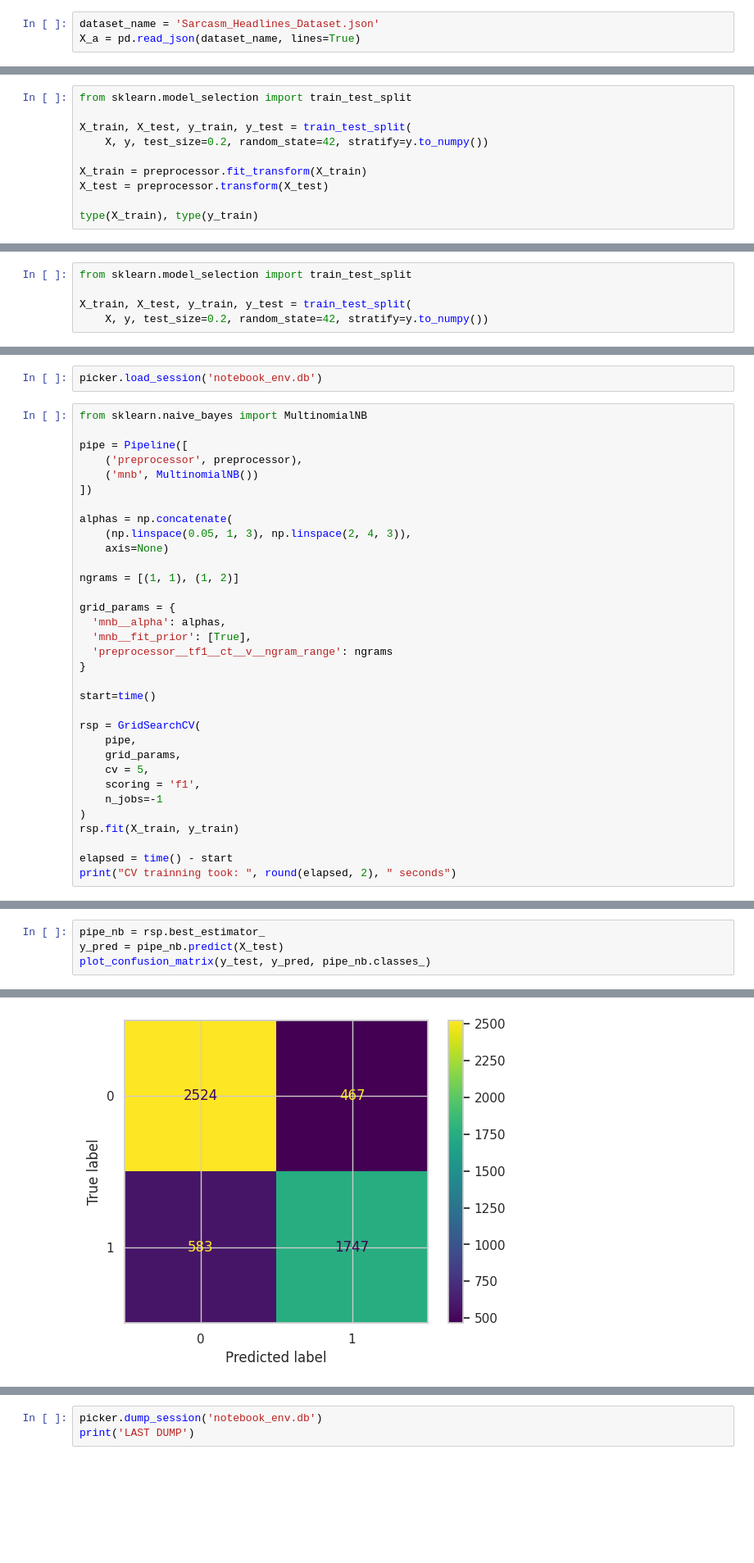
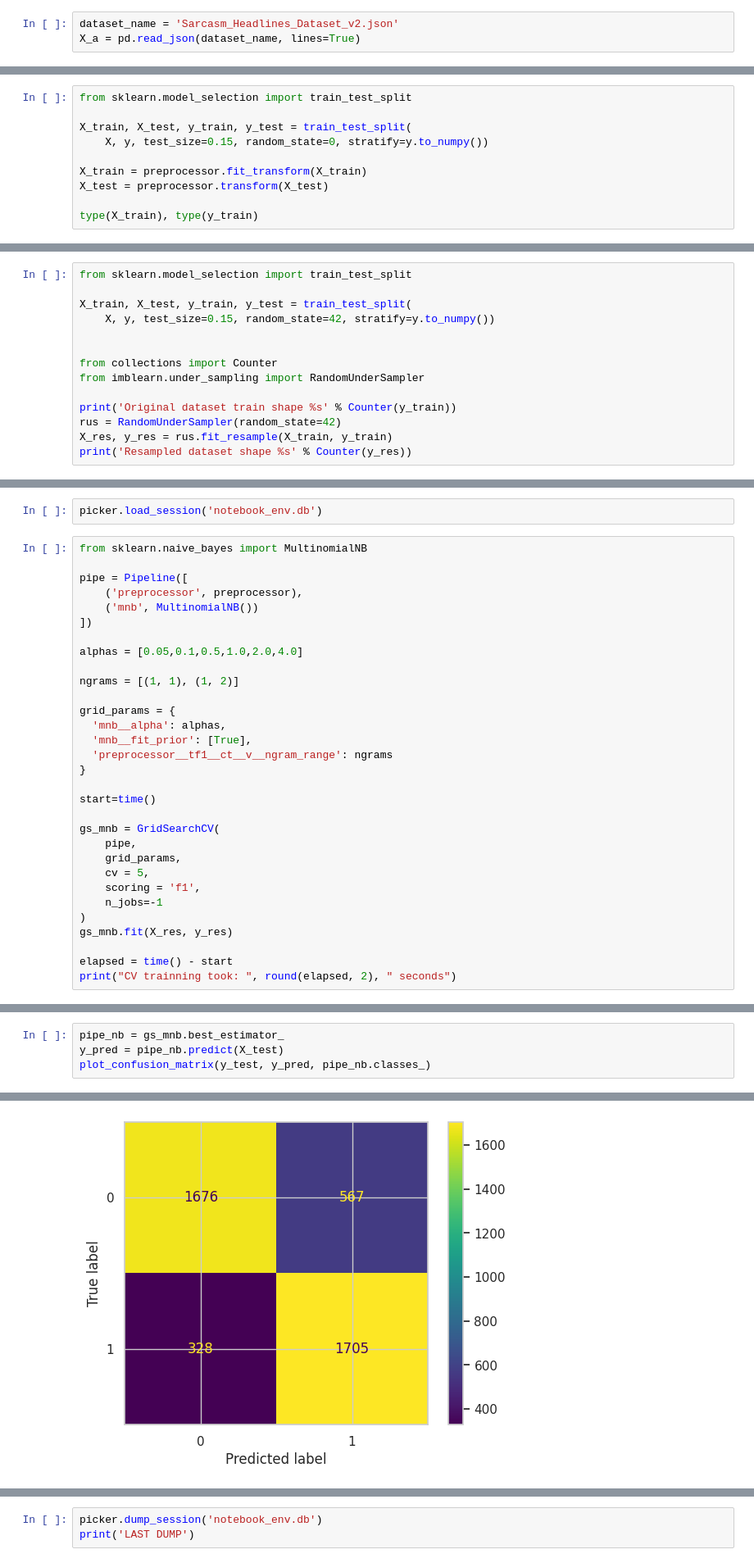
Before and after one commit to wilberquito/Sarcasm-Detector, a Jupyter notebook: detection.ipynb, the cells around one changed output, grey strips where cells are left out. Shown at 82% size. Saved outputs shown, nothing was run; the diff lists cells and outputs as text; blank space fills up the shorter version.

Commit message:
All models trained

```diff
--- a/detection.ipynb
+++ b/detection.ipynb
@@ -66,7 +66,7 @@ There is a notebook session saved in the environment
 # %% [markdown]
 ## 🔡 The data <a class="anchor" id="the-data"></a>
 # %%
-dataset_name = 'Sarcasm_Headlines_Dataset.json'
+dataset_name = 'Sarcasm_Headlines_Dataset_v2.json'
 X_a = pd.read_json(dataset_name, lines=True)
 # %%
 X_a.head()
@@ -441,7 +440,7 @@ type(X), type(y)
 from sklearn.model_selection import train_test_split
 
 X_train, X_test, y_train, y_test = train_test_split(
-    X, y, test_size=0.2, random_state=42, stratify=y.to_numpy())
+    X, y, test_size=0.15, random_state=0, stratify=y.to_numpy())
 
 X_train = preprocessor.fit_transform(X_train)
 X_test = preprocessor.transform(X_test)
@@ -481,4 +480,13 @@ Because I rather work with Jupyterlab instead of Google Collab and I need my mac
 from sklearn.model_selection import train_test_split
 
 X_train, X_test, y_train, y_test = train_test_split(
-    X, y, test_size=0.2, random_state=42, stratify=y.to_numpy())
+    X, y, test_size=0.15, random_state=42, stratify=y.to_numpy())
+
+
+from collections import Counter
+from imblearn.under_sampling import RandomUnderSampler
+
+print('Original dataset train shape %s' % Counter(y_train))
+rus = RandomUnderSampler(random_state=42)
+X_res, y_res = rus.fit_resample(X_train, y_train)
+print('Resampled dataset shape %s' % Counter(y_res))
@@ -528,9 +540,7 @@ pipe = Pipeline([
     ('mnb', MultinomialNB())
 ])
 
-alphas = np.concatenate(
-    (np.linspace(0.05, 1, 3), np.linspace(2, 4, 3)),
-    axis=None)
+alphas = [0.05,0.1,0.5,1.0,2.0,4.0]
 
 ngrams = [(1, 1), (1, 2)]
 
@@ -542,14 +552,14 @@ grid_params = {
 
 start=time()
 
-rsp = GridSearchCV(
+gs_mnb = GridSearchCV(
     pipe,
     grid_params,
     cv = 5,
     scoring = 'f1',
     n_jobs=-1
 )
-rsp.fit(X_train, y_train)
+gs_mnb.fit(X_res, y_res)
 
 elapsed = time() - start
 print("CV trainning took: ", round(elapsed, 2), " seconds")
@@ -562,5 +579,5 @@ Best Params:  {'mnb__alpha': 0.525, 'mnb__fit_prior': True, 'preprocessor__tf1__
 # %%
-pipe_nb = rsp.best_estimator_
+pipe_nb = gs_mnb.best_estimator_
 y_pred = pipe_nb.predict(X_test)
 plot_confusion_matrix(y_test, y_pred, pipe_nb.classes_)
 # %% [output]
@@ -567,4 +585,4 @@ plot_confusion_matrix(y_test, y_pred, pipe_nb.classes_)
-[figure, old version]
+[figure, new version]
 # %%
 plot_roc_curve(pipe_nb, X_test, y_test)
 # %% [output]
```
Also changed, not shown: parts of 40 cells of this notebook, 3 other files.
